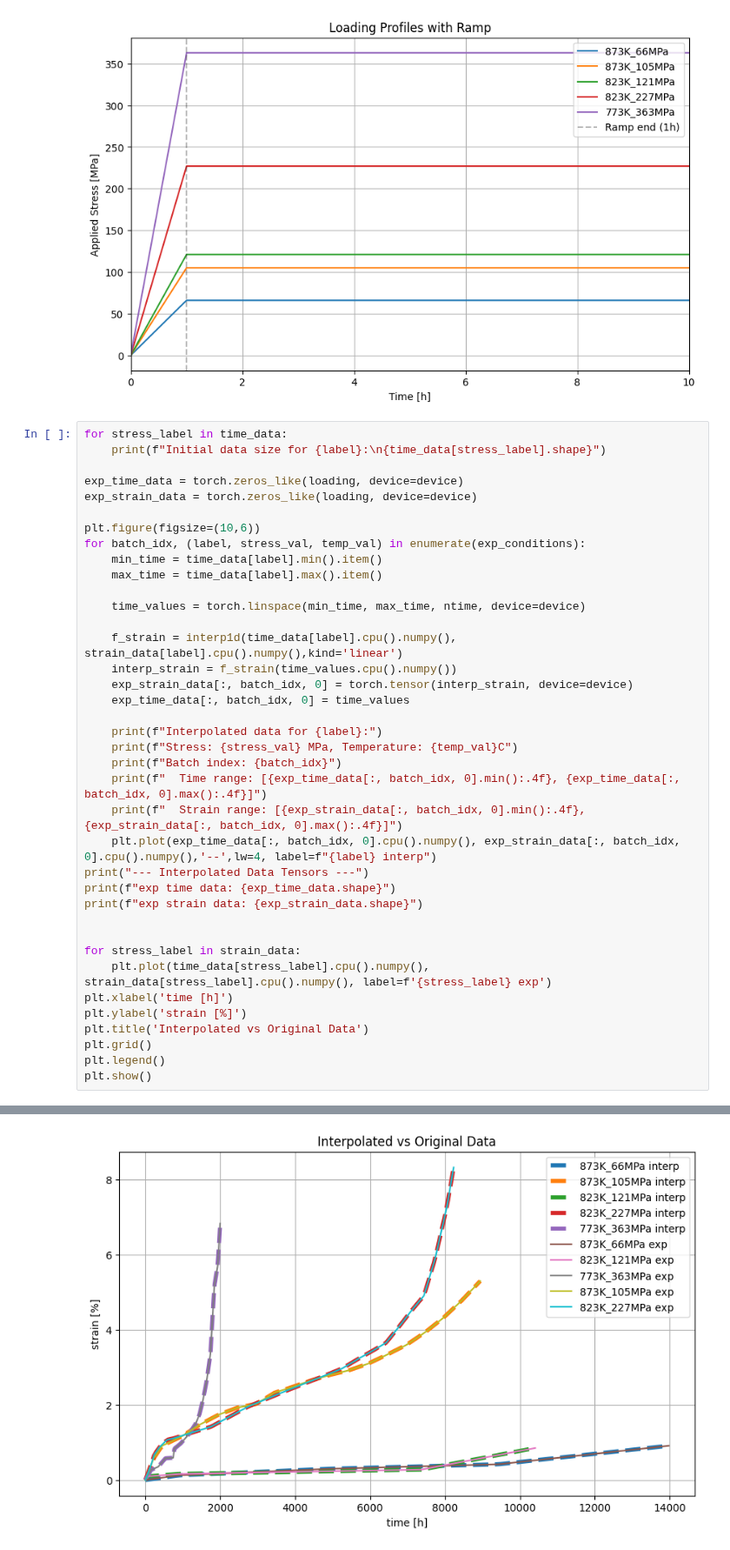
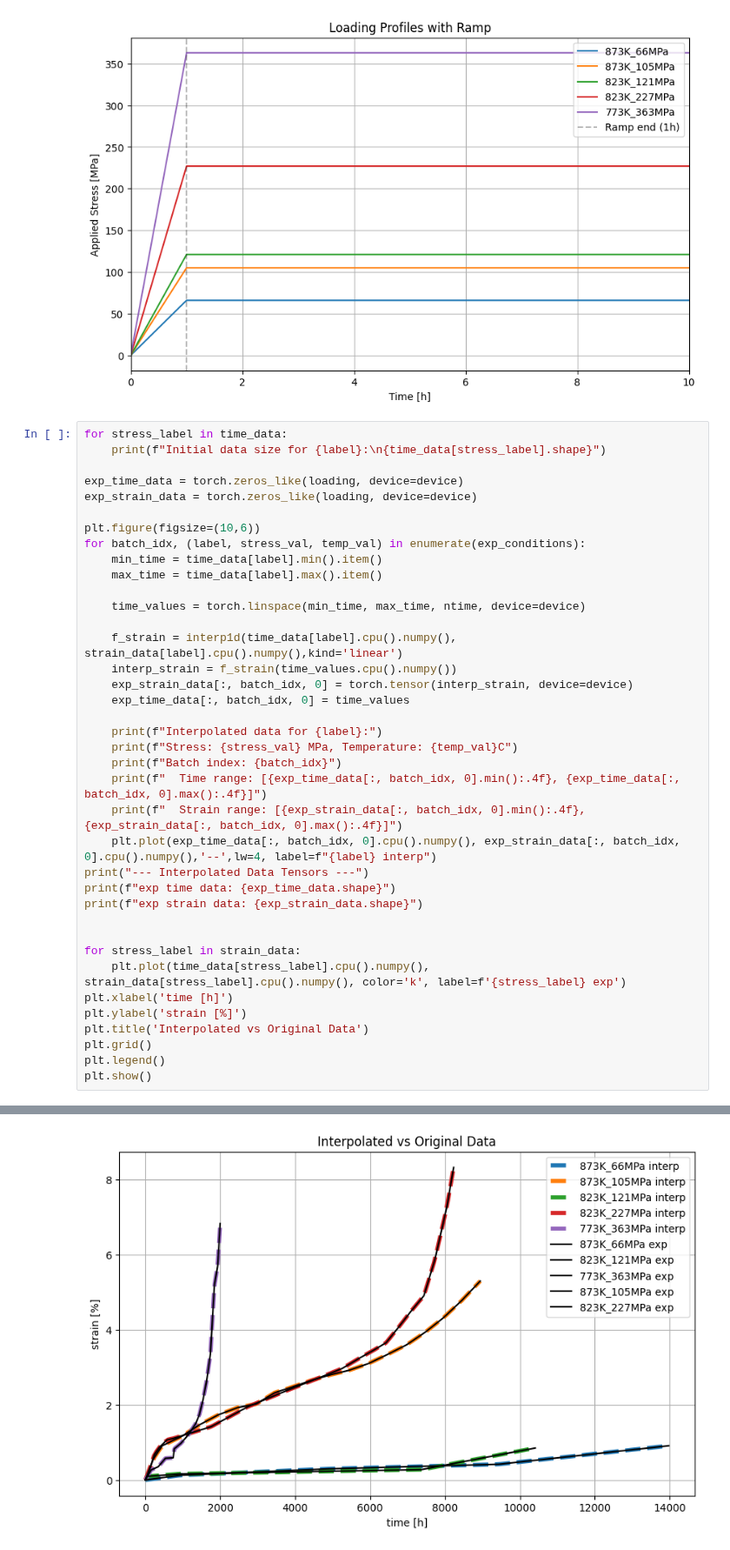
Before and after one commit to ColinMG2/neml2, a Jupyter notebook: cmg_projects/example_creep_deterministic.ipynb, the cells around one changed output, grey strips where cells are left out. Shown at 87% size. Saved outputs shown, nothing was run; the diff lists cells and outputs as text.

```diff
--- a/cmg_projects/example_creep_deterministic.ipynb
+++ b/cmg_projects/example_creep_deterministic.ipynb
@@ -181,35 +181,35 @@ for batch_idx, (label, stress_val, temp_val) in enumerate(exp_conditions):
 print("--- Interpolated Data Tensors ---")
 print(f"exp time data: {exp_time_data.shape}")
 print(f"exp strain data: {exp_strain_data.shape}")
 
 
 for stress_label in strain_data:
-    plt.plot(time_data[stress_label].cpu().numpy(), strain_data[stress_label].cpu().numpy(), label=f'{stress_label} exp')
+    plt.plot(time_data[stress_label].cpu().numpy(), strain_data[stress_label].cpu().numpy(), color='k', label=f'{stress_label} exp')
 plt.xlabel('time [h]')
 plt.ylabel('strain [%]')
 plt.title('Interpolated vs Original Data')
 plt.grid()
 plt.legend()
 plt.show()
 # %% [output]
 Initial data size for 773K_363MPa:
 torch.Size([6])
 Initial data size for 773K_363MPa:
 torch.Size([5])
 Initial data size for 773K_363MPa:
 torch.Size([16])
 Initial data size for 773K_363MPa:
 torch.Size([20])
 Initial data size for 773K_363MPa:
 torch.Size([20])
 Interpolated data for 873K_66MPa:
 Stress: 66 MPa, Temperature: 600C
 ... (22 lines left out)
   Strain range: [0.0000, 6.8310]
 --- Interpolated Data Tensors ---
 exp time data: torch.Size([110, 5, 6])
 exp strain data: torch.Size([110, 5, 6])
-[figure, old version]
+[figure, new version]
 # %%
 zone2_ranges = [
     ('873K_66MPa', 1000, 9000),
```
Also changed, not shown: parts of 3 cells of this notebook, 1 other file.
